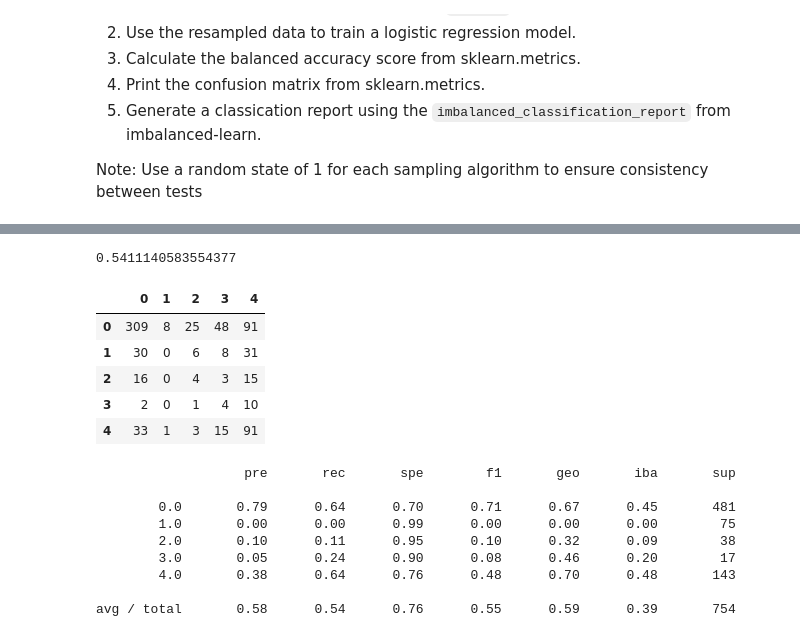
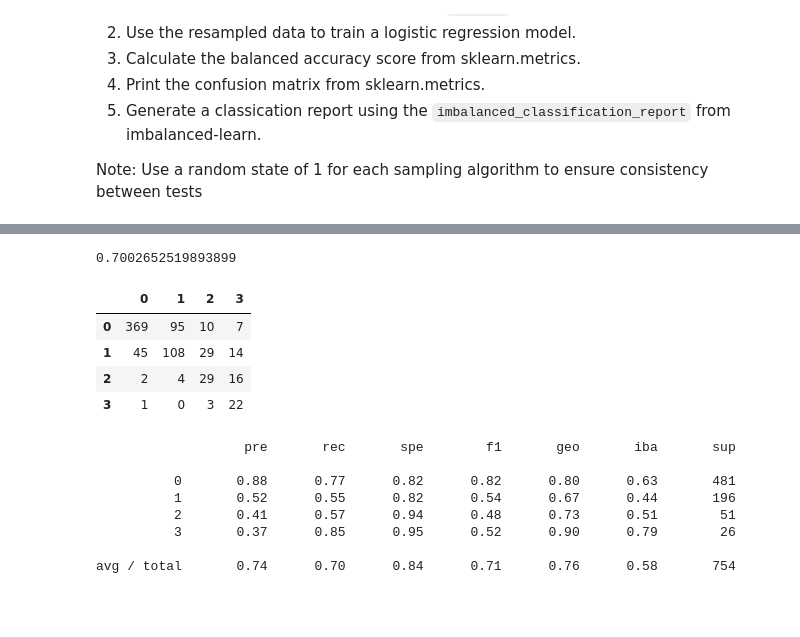
Before and after one commit to Tsoggy/Lyme_Disease, a Jupyter notebook: Resources/Notebooks/Lyme_ML_model.ipynb, the cells around one changed output, grey strips where cells are left out. Cells and saved outputs as stored; diff of their text form; code cells hidden in the pictures; blank space fills up the shorter version.

```diff
--- a/Resources/Notebooks/Lyme_ML_model.ipynb
+++ b/Resources/Notebooks/Lyme_ML_model.ipynb
@@ -235,9 +277,9 @@ Name: Lyme_Disease_Incidence_Reported, dtype: int64
 ## Split the Data into Training and Testing
 # %%
 # Create our features
-X = pd.get_dummies(mldf.drop(columns='Lyme_Disease_Incidence_Reported', axis=1))
+X = pd.get_dummies(mldf.drop(axis=1, columns='Norm_Incidence_Bin'))
 
 # Create our target
-y = mldf['Lyme_Disease_Incidence_Reported']
+y = mldf[['Norm_Incidence_Bin']]
 y.value_counts()
 # %% [output]
@@ -320,0 +305,5 @@ avg / total       0.59      0.52      0.77      0.53      0.59      0.38       7
+# %%
+from sklearn.model_selection import train_test_split
+
+X_train, X_test, y_train, y_test = train_test_split(X, y, random_state=1, stratify=y)
+X_train.shape
@@ -327,7 +332,7 @@ from imblearn.ensemble import BalancedRandomForestClassifier
 brf = BalancedRandomForestClassifier(n_estimators=100, random_state=1)
 
 # Fit the model
-brf.fit(X_resampled, y_resampled)
+brf.fit(X_train, y_train)
 
 # Make predictions using the testing data
 predictions = brf.predict(X_test)
@@ -407,7 +443,11 @@ Counter({0.0: 64, 1.0: 64, 2.0: 64, 3.0: 64, 4.0: 64})
 # %%
-# Train the Logistic Regression model using the resampled data
-classifier = LogisticRegression(random_state=1)
-classifier.fit(X_resampled, y_resampled)
-y_pred = classifier.predict(X_test)
+# Create a random forest classifier model
+brf = BalancedRandomForestClassifier(n_estimators=100, random_state=1)
+
+# Fit the model
+brf.fit(X_resampled, y_resampled)
+
+# Make predictions using the testing data
+predictions = brf.predict(X_test)
 # %%
 # Calculated the balanced accuracy score
@@ -471,34 +509,32 @@ model.fit(X_resampled, y_resampled)
 y_pred = classifier.predict(X_test)
 # %%
 # Calculated the balanced accuracy score
-print(accuracy_score(y_test, y_pred))
+print(accuracy_score(y_test, predictions))
 # %% [output]
-0.5411140583554377
+0.7002652519893899
 # %%
 # Display the confusion matrix
 from sklearn.metrics import confusion_matrix, classification_report
 
-matrix = confusion_matrix(y_test, y_pred)
+matrix = confusion_matrix(y_test, predictions)
 cm_df = pd.DataFrame(
     matrix)
 cm_df
 # %% [output]
-|  | 0 | 1 | 2 | 3 | 4 |
-| 0 | 309 | 8 | 25 | 48 | 91 |
-| 1 | 30 | 0 | 6 | 8 | 31 |
-| 2 | 16 | 0 | 4 | 3 | 15 |
-| 3 | 2 | 0 | 1 | 4 | 10 |
-| 4 | 33 | 1 | 3 | 15 | 91 |
+|  | 0 | 1 | 2 | 3 |
+| 0 | 369 | 95 | 10 | 7 |
+| 1 | 45 | 108 | 29 | 14 |
+| 2 | 2 | 4 | 29 | 16 |
+| 3 | 1 | 0 | 3 | 22 |
 # %%
 # Print the imbalanced classification report
-print(classification_report_imbalanced(y_test, y_pred))
+print(classification_report_imbalanced(y_test, predictions))
 # %% [output]
                    pre       rec       spe        f1       geo       iba       sup
 
-        0.0       0.79      0.64      0.70      0.71      0.67      0.45       481
-        1.0       0.00      0.00      0.99      0.00      0.00      0.00        75
-        2.0       0.10      0.11      0.95      0.10      0.32      0.09        38
-        3.0       0.05      0.24      0.90      0.08      0.46      0.20        17
-        4.0       0.38      0.64      0.76      0.48      0.70      0.48       143
+          0       0.88      0.77      0.82      0.82      0.80      0.63       481
+          1       0.52      0.55      0.82      0.54      0.67      0.44       196
+          2       0.41      0.57      0.94      0.48      0.73      0.51        51
+          3       0.37      0.85      0.95      0.52      0.90      0.79        26
 
-avg / total       0.58      0.54      0.76      0.55      0.59      0.39       754
+avg / total       0.74      0.70      0.84      0.71      0.76      0.58       754
```
Also changed, not shown: parts of 38 cells of this notebook, 7 other files.
